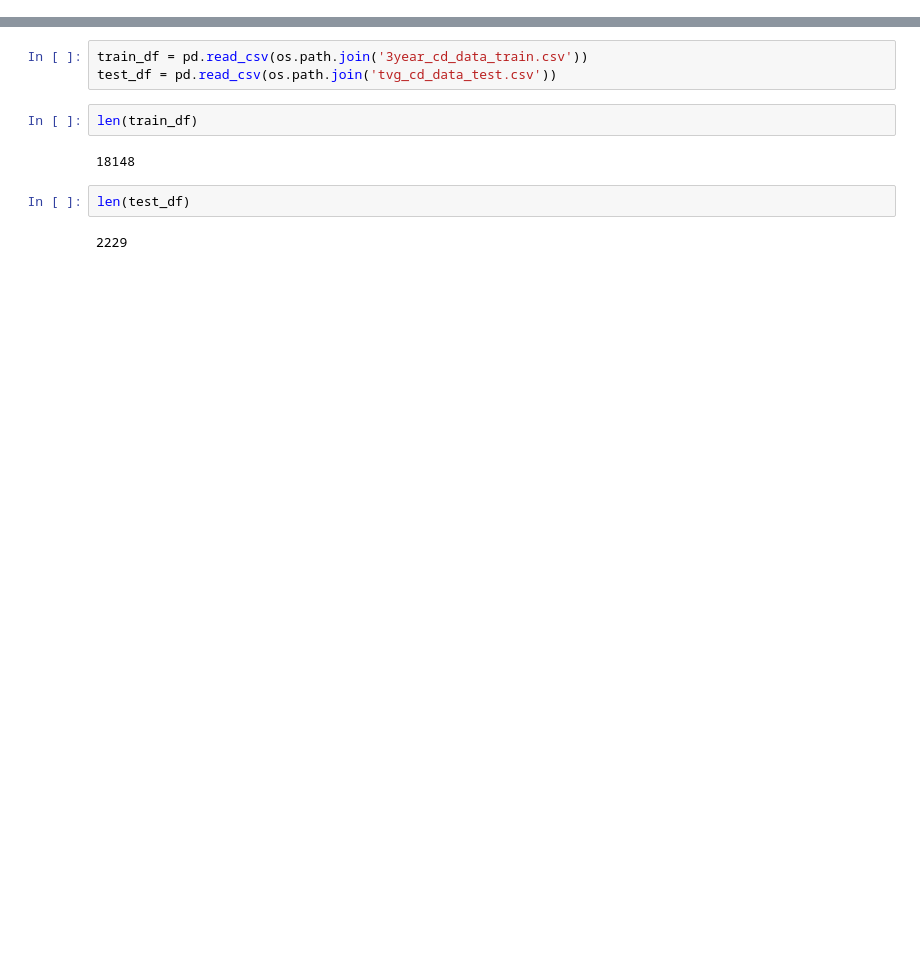
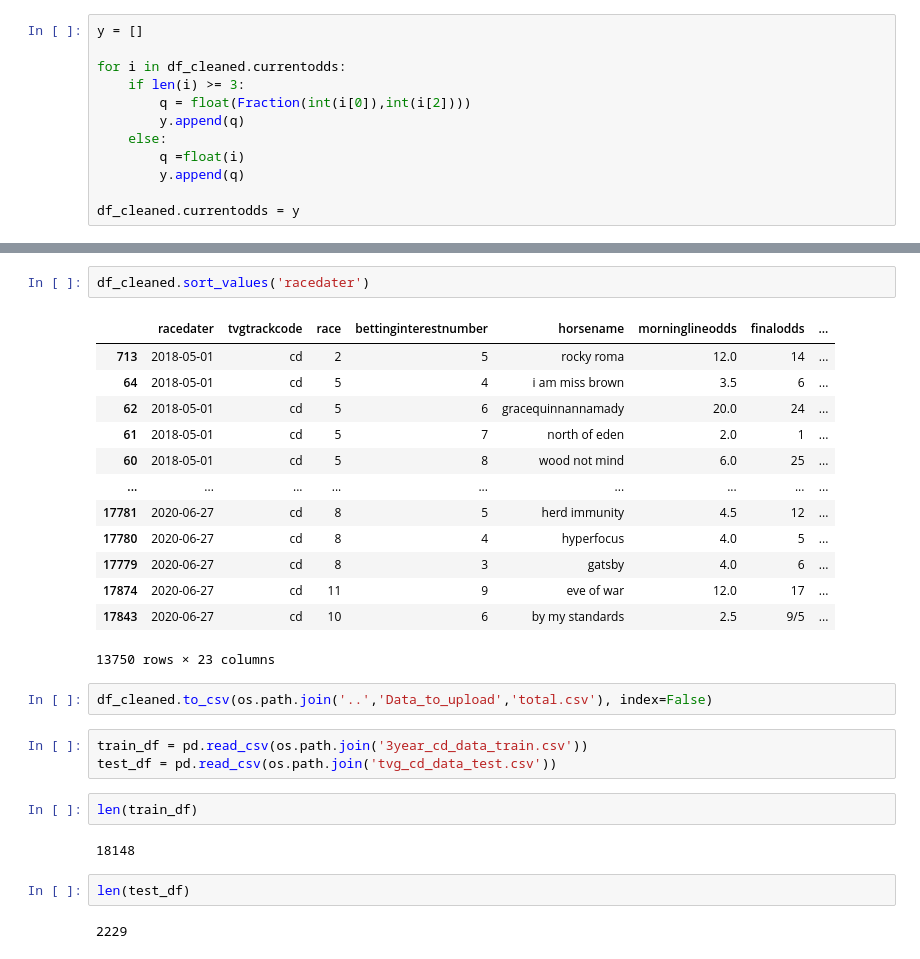
Before and after one commit to AymanSulaiman/stallion-statistics-dashboard, a Jupyter notebook: Machine_Learning_Model_redo/Data_Cleaning.ipynb, the cells around one changed output, grey strips where cells are left out. Cells and saved outputs as stored; diff of their text form; blank space fills up the shorter version.

```diff
--- a/Machine_Learning_Model_redo/Data_Cleaning.ipynb
+++ b/Machine_Learning_Model_redo/Data_Cleaning.ipynb
@@ -7,0 +41,12 @@ import os
+# %%
+y = []
+
+for i in df_cleaned.currentodds:
+    if len(i) >= 3:
+        q = float(Fraction(int(i[0]),int(i[2])))
+        y.append(q)
+    else:
+        q =float(i)
+        y.append(q)
+
+df_cleaned.currentodds = y
@@ -8,3 +85,21 @@ import os
+# %%
+df_cleaned.sort_values('racedater')
+# %% [output]
+|  | racedater | tvgtrackcode | race | bettinginterestnumber | horsename | morninglineodds | finalodds | ... |
+| 713 | 2018-05-01 | cd | 2 | 5 | rocky roma | 12.0 | 14 | ... |
+| 64 | 2018-05-01 | cd | 5 | 4 | i am miss brown | 3.5 | 6 | ... |
+| 62 | 2018-05-01 | cd | 5 | 6 | gracequinnannamady | 20.0 | 24 | ... |
+| 61 | 2018-05-01 | cd | 5 | 7 | north of eden | 2.0 | 1 | ... |
+| 60 | 2018-05-01 | cd | 5 | 8 | wood not mind | 6.0 | 25 | ... |
+| ... | ... | ... | ... | ... | ... | ... | ... | ... |
+| 17781 | 2020-06-27 | cd | 8 | 5 | herd immunity | 4.5 | 12 | ... |
+| 17780 | 2020-06-27 | cd | 8 | 4 | hyperfocus | 4.0 | 5 | ... |
+| 17779 | 2020-06-27 | cd | 8 | 3 | gatsby | 4.0 | 6 | ... |
+| 17874 | 2020-06-27 | cd | 11 | 9 | eve of war | 12.0 | 17 | ... |
+| 17843 | 2020-06-27 | cd | 10 | 6 | by my standards | 2.5 | 9/5 | ... |
+13750 rows × 23 columns
+# %%
+df_cleaned.to_csv(os.path.join('..','Data_to_upload','total.csv'), index=False)
 # %%
 train_df = pd.read_csv(os.path.join('3year_cd_data_train.csv'))
 test_df = pd.read_csv(os.path.join('tvg_cd_data_test.csv'))
```
Also changed, not shown: parts of 16 cells of this notebook, 16 other files.
